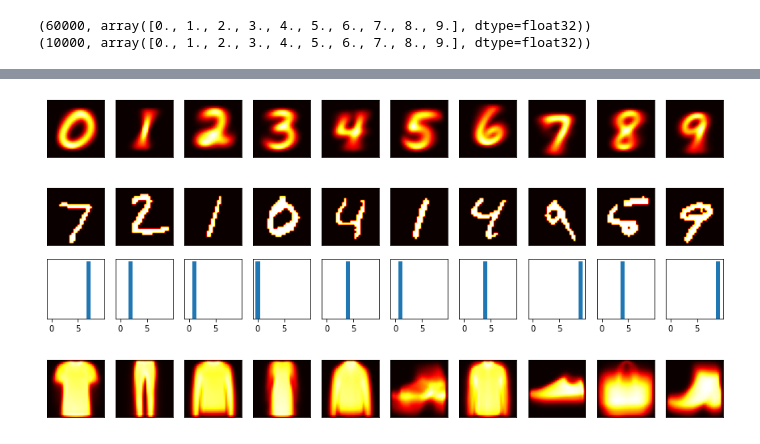
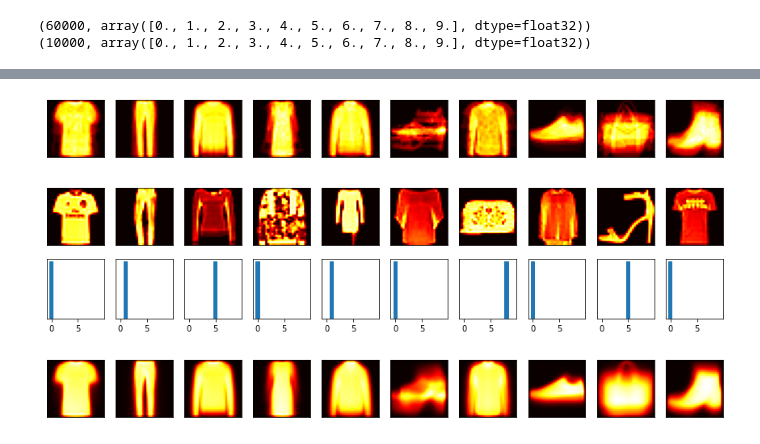
Before and after one commit to yamchote-ppt/DL-CU-midterm-2022, a Jupyter notebook: Midterm2301694_2022.ipynb, the cells around one changed output, grey strips where cells are left out. Drawn from its saved outputs; the diff is of its cells as text; code cells hidden in the pictures.

```diff
--- a/Midterm2301694_2022.ipynb
+++ b/Midterm2301694_2022.ipynb
@@ -176,9 +184,9 @@ print(countRecords(test_data))
 ##################
 ## Data loading code from 2301694
 def transform(data, label):
-    return (nd.floor(data/128)).astype(np.float32), label.astype(np.float32)
-mnist_train = mx.gluon.data.vision.MNIST(train=True, transform=transform)
-mnist_test = mx.gluon.data.vision.MNIST(train=False, transform=transform)
+    return mx.nd.transpose(data.astype(np.float32), (2,0,1))/255, label.astype(np.float32)
+mnist_train = gluon.data.DataLoader(mx.gluon.data.vision.FashionMNIST(train=True, transform=transform), batch_size=128, shuffle=True)
+mnist_test = gluon.data.DataLoader(mx.gluon.data.vision.FashionMNIST(train=False, transform=transform), batch_size=128, shuffle=False)
 
 ###################
 ## Model section ##
@@ -189,10 +197,12 @@ mnist_test = mx.gluon.data.vision.MNIST(train=False, transform=transform)
 ycount = nd.ones(shape=(10))
 xcount = nd.ones(shape=(784, 10))
 for data, label in mnist_train:
-    x = data.reshape((784,))
-    y = int(label)
-    ycount[y] += 1
-    xcount[:, y] += x
+    for sample in range(len(label)):
+        x = data[sample].reshape((784,))
+        y = int(label[sample].asscalar())
+        ycount[y] += 1
+        xcount[:, y] += x
+    break
 for i in range(10):
     xcount[:, i] = xcount[:, i]/ycount[i]
 py = ycount / nd.sum(ycount)
@@ -215,19 +225,21 @@ logpy = nd.log(py)
 fig, figarr = plt.subplots(2, 10, figsize=(15, 3))
 ctr = 0
 for data, label in mnist_test:
-    x, y, logpx = data.reshape((784,)), int(label), logpy.copy()
-    for i in range(10):
-        logpx[i] += nd.dot(logxcount[:, i], x) + nd.dot(logxcountneg[:, i], 1-x)
-    logpx -= nd.max(logpx)
-    px = nd.exp(logpx).asnumpy()
-    px /= np.sum(px)
-    figarr[1, ctr].bar(range(10), px)
-    figarr[1, ctr].axes.get_yaxis().set_visible(False)
-    figarr[0, ctr].imshow(x.reshape((28, 28)).asnumpy(), cmap='hot')
-    figarr[0, ctr].axes.get_xaxis().set_visible(False)
-    figarr[0, ctr].axes.get_yaxis().set_visible(False)
-    ctr += 1
-    if ctr == 10:
-        break
+    for sample in range(len(label)):
+        x, y, logpx = data[sample].reshape((784,)), int(label[sample].asscalar()), logpy.copy()
+        for i in range(10):
+            logpx[i] += nd.dot(logxcount[:, i], x) + nd.dot(logxcountneg[:, i], 1-x)
+        logpx -= nd.max(logpx)
+        px = nd.exp(logpx).asnumpy()
+        px /= np.sum(px)
+        figarr[1, ctr].bar(range(10), px)
+        figarr[1, ctr].axes.get_yaxis().set_visible(False)
+        figarr[0, ctr].imshow(x.reshape((28, 28)).asnumpy(), cmap='hot')
+        figarr[0, ctr].axes.get_xaxis().set_visible(False)
+        figarr[0, ctr].axes.get_yaxis().set_visible(False)
+        ctr += 1
+        if ctr == 10:
+            break
+    break
 plt.show()
 # %% [output]
@@ -238,5 +246,5 @@ Downloading /root/.mxnet/datasets/mnist/t10k-labels-idx1-ubyte.gz from https://a
-[figure, old version]
+[figure, new version]
-[figure, old version]
+[figure, new version]
 # %%
 # %% [output]
 [figure]
```
Also changed, not shown: parts of 12 cells of this notebook, 1 other file.
